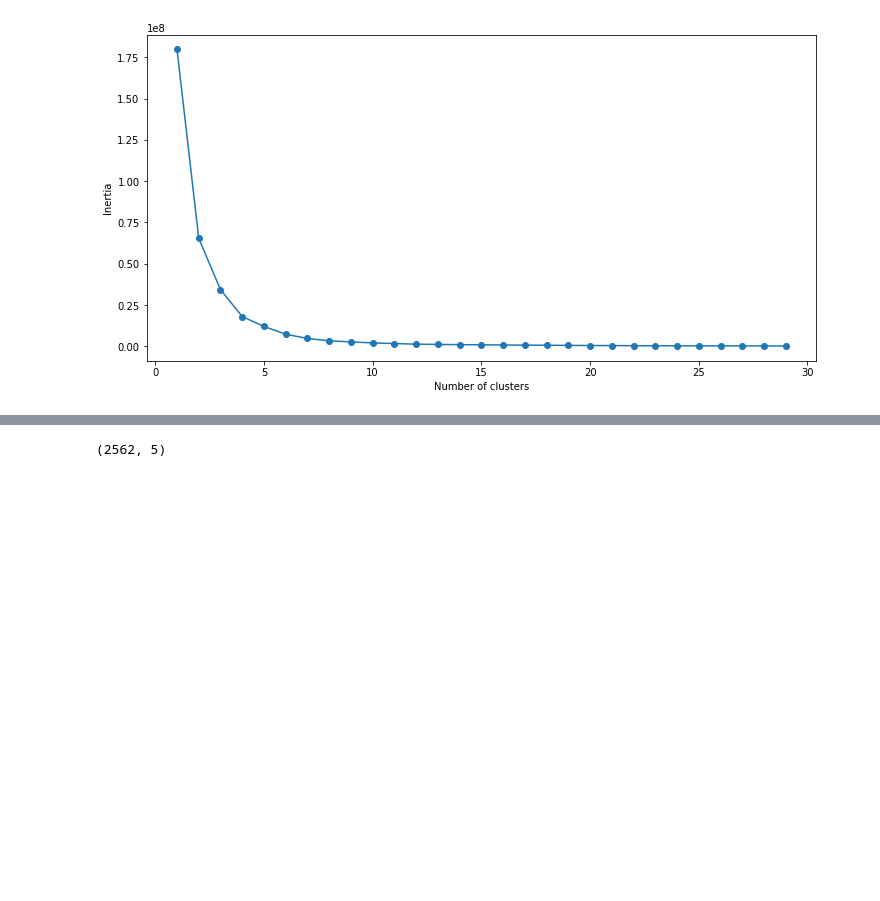
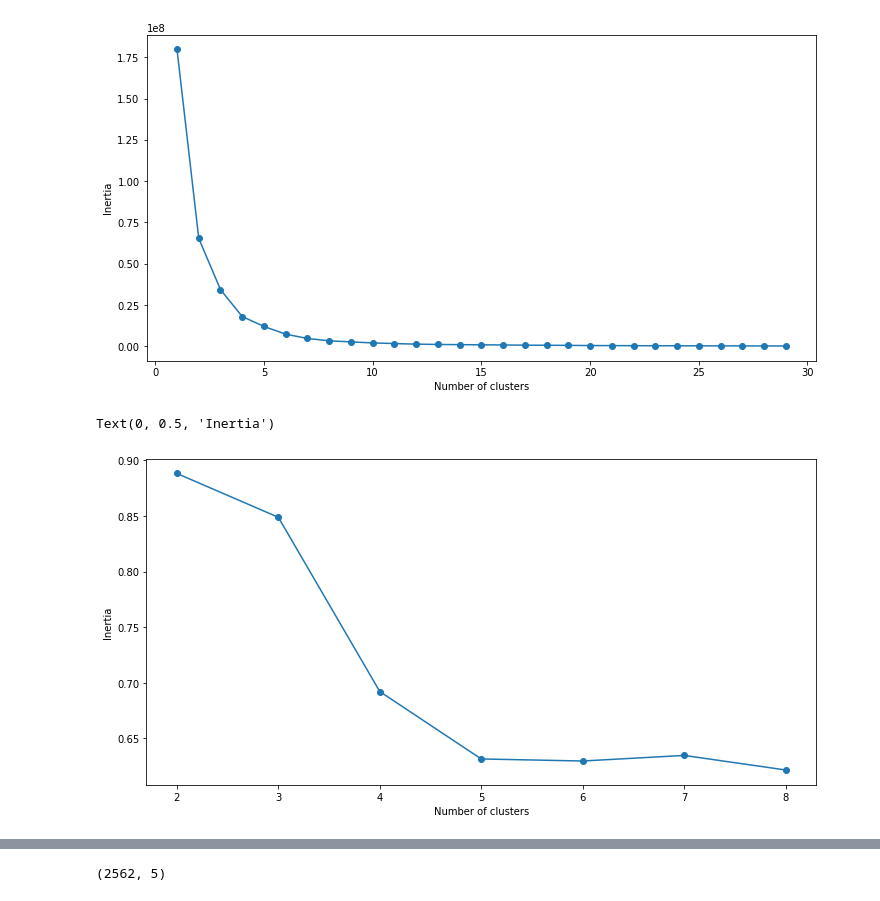
Before and after one commit to Chiheb-Edine-Zoghlemi/ONE_PIECE_DATA_ANALYZE, a Jupyter notebook: Project.ipynb, the cells around one changed output, grey strips where cells are left out. Drawn from its saved outputs; the diff is of its cells as text; code cells hidden in the pictures; blank space fills up the shorter version.

Commit message:
updated the readme + finished the kmeans

```diff
--- a/Project.ipynb
+++ b/Project.ipynb
@@ -210,3 +210,23 @@ plt.ylabel('Inertia')
 # %% [output]
 Text(0, 0.5, 'Inertia')
 [figure]
+# %%
+from sklearn.metrics import silhouette_score
+
+sil = []
+kmax = 8
+
+# dissimilarity would not be defined for a single cluster, thus, minimum number of clusters should be 2
+for k in range(2, kmax+1):
+  kmeans = KMeans(n_clusters = k).fit(data_)
+  labels = kmeans.labels_
+  sil.append(silhouette_score(data_, labels, metric = 'euclidean'))
+
+frame_ = pd.DataFrame({'Cluster':range(2,kmax+1), 'sil':sil})
+plt.figure(figsize=(12,6))
+plt.plot(frame_['Cluster'], frame_['sil'], marker='o')
+plt.xlabel('Number of clusters')
+plt.ylabel('Inertia')
+# %% [output]
+Text(0, 0.5, 'Inertia')
+[figure, added]
```
Also changed, not shown: parts of 2 cells of this notebook, 2 other files.
